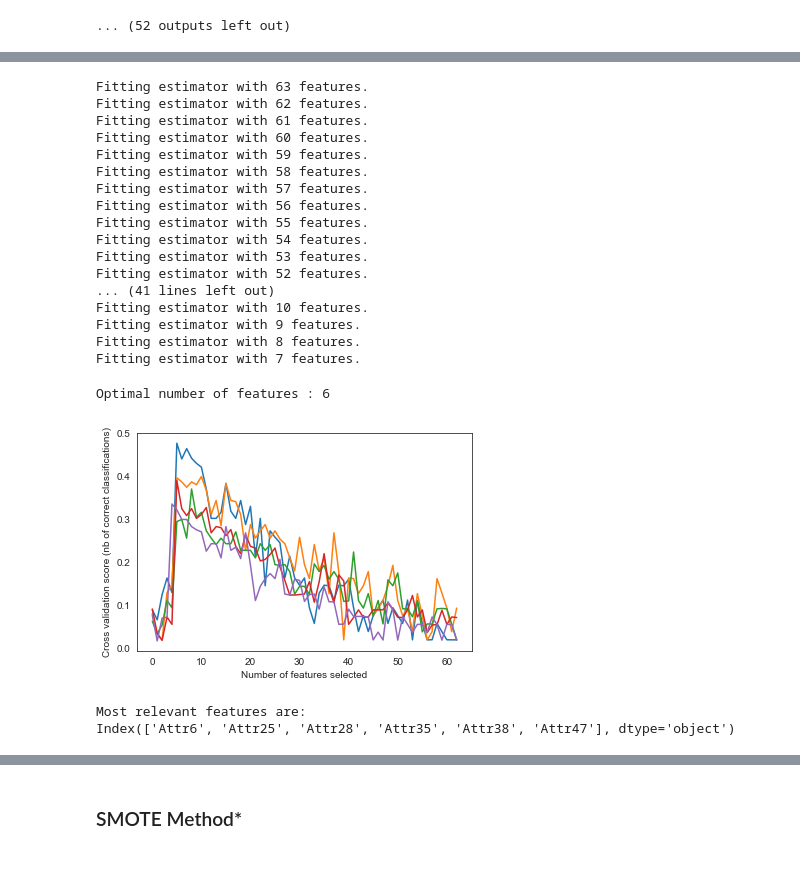
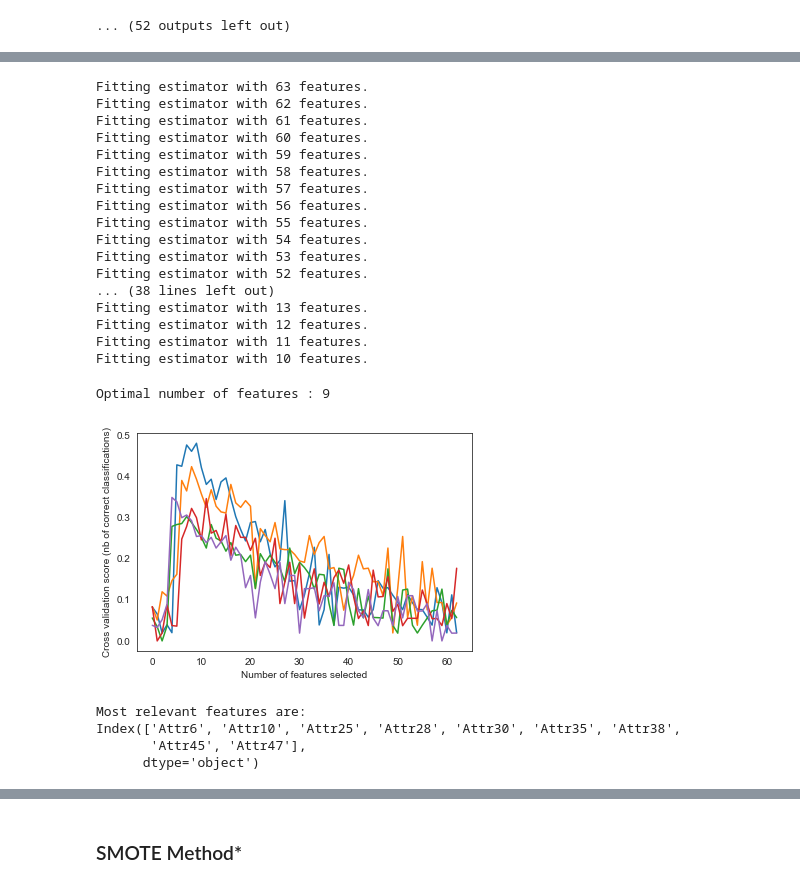
Before and after one commit to swapnalisonkusale/ML-Project-Group-7, a Jupyter notebook: Bankrupcy_try.ipynb, the cells around one changed output, grey strips where cells are left out. Drawn from its saved outputs; the diff is of its cells as text; code cells hidden in the pictures.

```diff
--- a/Bankrupcy_try.ipynb
+++ b/Bankrupcy_try.ipynb
@@ -421,16 +384,0 @@ sns.heatmap(corr, mask=mask, cmap=cmap,           #corr > 0.8 | corr < -0.8
-# %%
-#Check Correlation matrix of median imputed data
-
-corr_2 = df_median_imputed.corr()
-mask = np.triu(np.ones_like(corr_2, dtype=bool))
-f, ax = plt.subplots(figsize=(15, 15))
-sns.set_style(style="white")
-cmap = sns.diverging_palette(10, 250, as_cmap=True)
-sns.heatmap(corr_2, mask=mask,
-            cmap=cmap,
-            square=True,
-            linewidths=.5,
-            cbar_kws={"shrink": .5},
-            ax= ax,
-            xticklabels = df_median_imputed.columns.tolist(),
-            yticklabels = df_median_imputed.columns.tolist())
@@ -445,16 +384,0 @@ sns.heatmap(corr_2, mask=mask,
-# %%
-#Check Correlation matrix of mode imputed data
-
-corr_3 = df_freq_imputed.corr()
-mask = np.triu(np.ones_like(corr_3, dtype=bool))
-f, ax = plt.subplots(figsize=(15, 15))
-sns.set_style(style="white")
-cmap = sns.diverging_palette(10, 250, as_cmap=True)
-sns.heatmap(corr_3, mask=mask,
-            cmap=cmap,
-            square=True,
-            linewidths=.5,
-            cbar_kws={"shrink": .5},
-            ax= ax,
-            xticklabels = df_freq_imputed.columns.tolist(),
-            yticklabels = df_freq_imputed.columns.tolist())
@@ -484,6 +426,6 @@ y = df_median_imputed['class']
 # %%
 # Set RandomForestClassifier as estimator for RFECV
-cart = RandomForestClassifier(random_state=42, n_estimators = 50)
+cart = RandomForestClassifier(random_state=42, n_estimators = 20)
 # Minimum number of features to consider
 min_features_to_select = 1
 # Set number of folds (it means that StratifiedKFold is the improved version of KFold,
@@ -491,43 +433,45 @@ min_features_to_select = 1
 cv = RepeatedStratifiedKFold(n_splits=5, n_repeats=1, random_state=1) # =>  StratifiedKFold(n_splits=5)
 # Set cross-validation process
 rfecv = RFECV(estimator=cart, step=1, cv=cv,
               scoring='f1',
               min_features_to_select=min_features_to_select, n_jobs=-1,verbose=1)
 # Fit the model
 rfecv.fit(X, y)
 
 print("Optimal number of features : %d" % rfecv.n_features_)
 
 # Plot number of features VS. cross-validation scores
 plt.figure()
 plt.xlabel("Number of features selected")
 plt.ylabel("Cross validation score (nb of correct classifications)")
 plt.plot(rfecv.grid_scores_)
 plt.show()
 # %% [output]
 Fitting estimator with 63 features.
 Fitting estimator with 62 features.
 Fitting estimator with 61 features.
 Fitting estimator with 60 features.
 Fitting estimator with 59 features.
 Fitting estimator with 58 features.
 Fitting estimator with 57 features.
 Fitting estimator with 56 features.
 Fitting estimator with 55 features.
 Fitting estimator with 54 features.
 Fitting estimator with 53 features.
 Fitting estimator with 52 features.
-... (41 lines left out)
+... (38 lines left out)
+Fitting estimator with 13 features.
+Fitting estimator with 12 features.
+Fitting estimator with 11 features.
 Fitting estimator with 10 features.
-Fitting estimator with 9 features.
-Fitting estimator with 8 features.
-Fitting estimator with 7 features.
-Optimal number of features : 6
+Optimal number of features : 9
-[figure, old version]
+[figure, new version]
 # %%
 most_relevent_cols = df_median_imputed.iloc[:, 1:].columns[np.where(rfecv.support_ == True)]
 print("Most relevant features are: ")
 print(most_relevent_cols)
 # %% [output]
 Most relevant features are:
-Index(['Attr6', 'Attr25', 'Attr28', 'Attr35', 'Attr38', 'Attr47'], dtype='object')
+Index(['Attr6', 'Attr10', 'Attr25', 'Attr28', 'Attr30', 'Attr35', 'Attr38',
+       'Attr45', 'Attr47'],
+      dtype='object')
```
Also changed, not shown: parts of 27 cells of this notebook.
